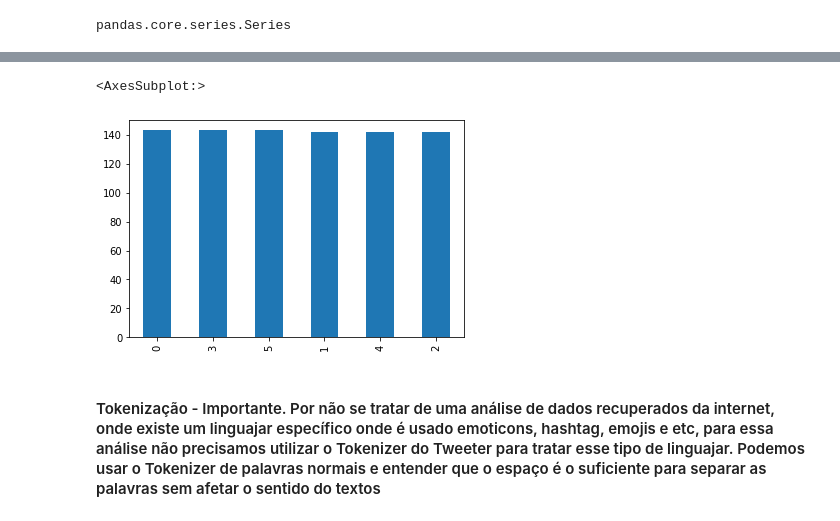
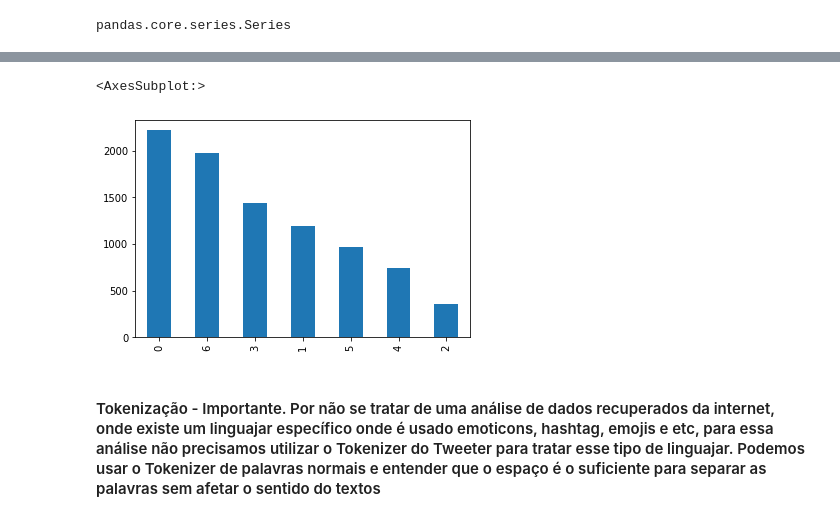
Before and after one commit to willsantospereira/tcc_nlp, a Jupyter notebook: notebook/Analise_Emocao.ipynb, the cells around one changed output, grey strips where cells are left out. Cells and saved outputs as stored; diff of their text form; code cells hidden in the pictures.

```diff
--- a/notebook/Analise_Emocao.ipynb
+++ b/notebook/Analise_Emocao.ipynb
@@ -125,0 +151,3 @@ df.head(3)
+# %%
+df['texto'] = df['texto'].str.lower()
+df['emocao'] = df['emocao'].str.lower()
@@ -165 +198,3 @@ emocao    19918
 dtype: int64
+# %%
+df['tamanho_texto'] = df['texto'].apply(lambda x: len(x))
@@ -169,7 +216,8 @@ dtype: int64
 pontuacao = list(string.punctuation)
 # %%
 def exclui_palavras_irrelevantes(texto):
-    stops = set(stopwords.words('portuguese') + pontuacao)
+    #stops = set(stopwords.words('portuguese') + pontuacao)
+    stops = set(stopwords.words('portuguese'))
     palavras = [i for i in texto.split() if not i in stops]
     return (" ".join(palavras))
 # %%
@@ -230,3 +279,5 @@ df['emocao'].value_counts().plot(kind='bar')
+# %%
+df = df.drop(df[df['emocao'] == 'sentimento'].index)
 # %%
 # aplicando os processos de tratamento nos texto (retirada de pontuação, stopwords, stemmer e lemmatization)
 X = [pre_processing(i) for i in df['texto']]
@@ -258,10 +310,10 @@ df[['emocao','emocao_encoded']].drop_duplicates()
 # %%
 # analisando o resultado da aplicação de undersampler nas classes para ficarem próximas ao da classe minoritária
 %matplotlib inline
-y_test_under.value_counts().plot(kind='bar')
+y_test.value_counts().plot(kind='bar')
 # %% [output]
 <AxesSubplot:>
-[figure, old version]
+[figure, new version]
 # %% [markdown]
 #### Tokenização - Importante. Por não se tratar de uma análise de dados recuperados da internet, onde existe um linguajar específico onde é usado emoticons, hashtag, emojis e etc, para essa análise não precisamos utilizar o Tokenizer do Tweeter para tratar esse tipo de linguajar. Podemos usar o Tokenizer de palavras normais e entender que o espaço é o suficiente para separar as palavras sem afetar o sentido do textos
 # %% [markdown]
```
Also changed, not shown: parts of 33 cells of this notebook, 5 other files.
